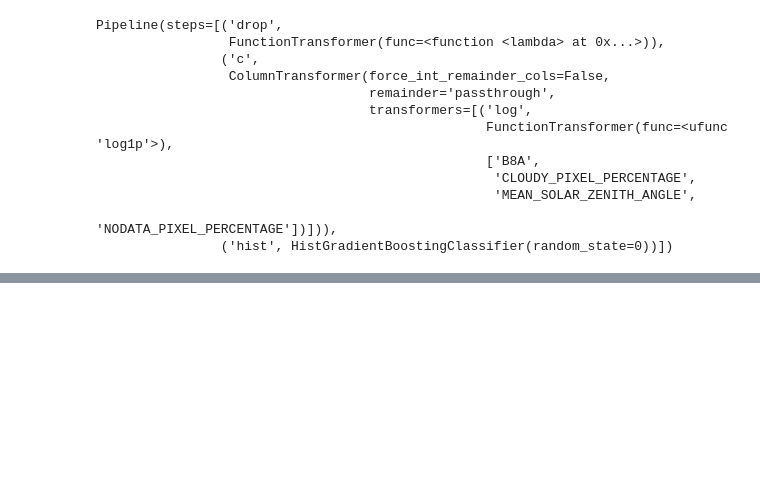
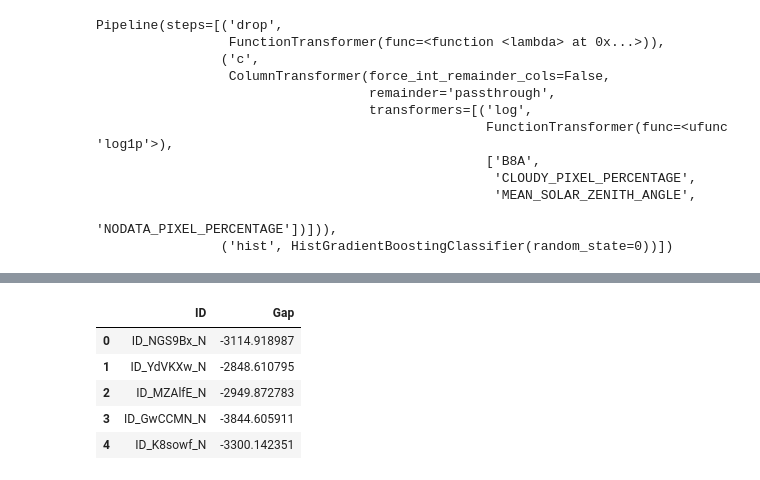
Before and after one commit to omerym/Amini-Soil-Prediction-Challenge, a Jupyter notebook: model.ipynb, the cells around one changed output, grey strips where cells are left out. Cells and saved outputs as stored; diff of their text form; code cells hidden in the pictures; blank space fills up the shorter version.

```diff
--- a/model.ipynb
+++ b/model.ipynb
@@ -329,0 +315,2 @@ for col in tqdm(X.columns):
+# %%
+hist.fit(X, Y)
@@ -329,0 +328,11 @@ for col in tqdm(X.columns):
+# %%
+predictions = predict(hist, test)
+predictions.to_csv("submissions/hist_submission.csv", index=False)
+predictions.head()
+# %% [output]
+|  | ID | Gap |
+| 0 | ID_NGS9Bx_N | -3114.918987 |
+| 1 | ID_YdVKXw_N | -2848.610795 |
+| 2 | ID_MZAlfE_N | -2949.872783 |
+| 3 | ID_GwCCMN_N | -3844.605911 |
+| 4 | ID_K8sowf_N | -3300.142351 |
```
Also changed, not shown: parts of 10 cells of this notebook.
